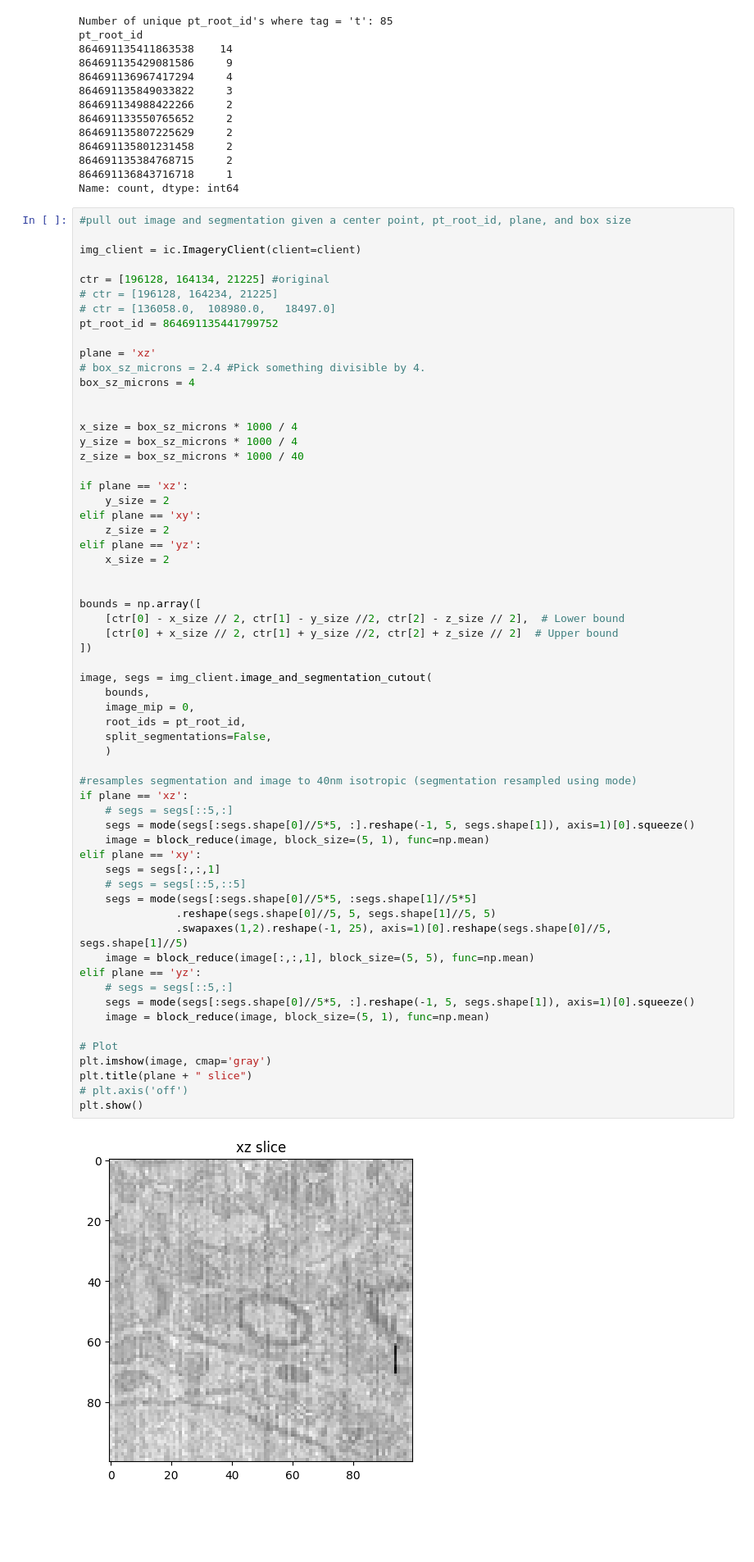
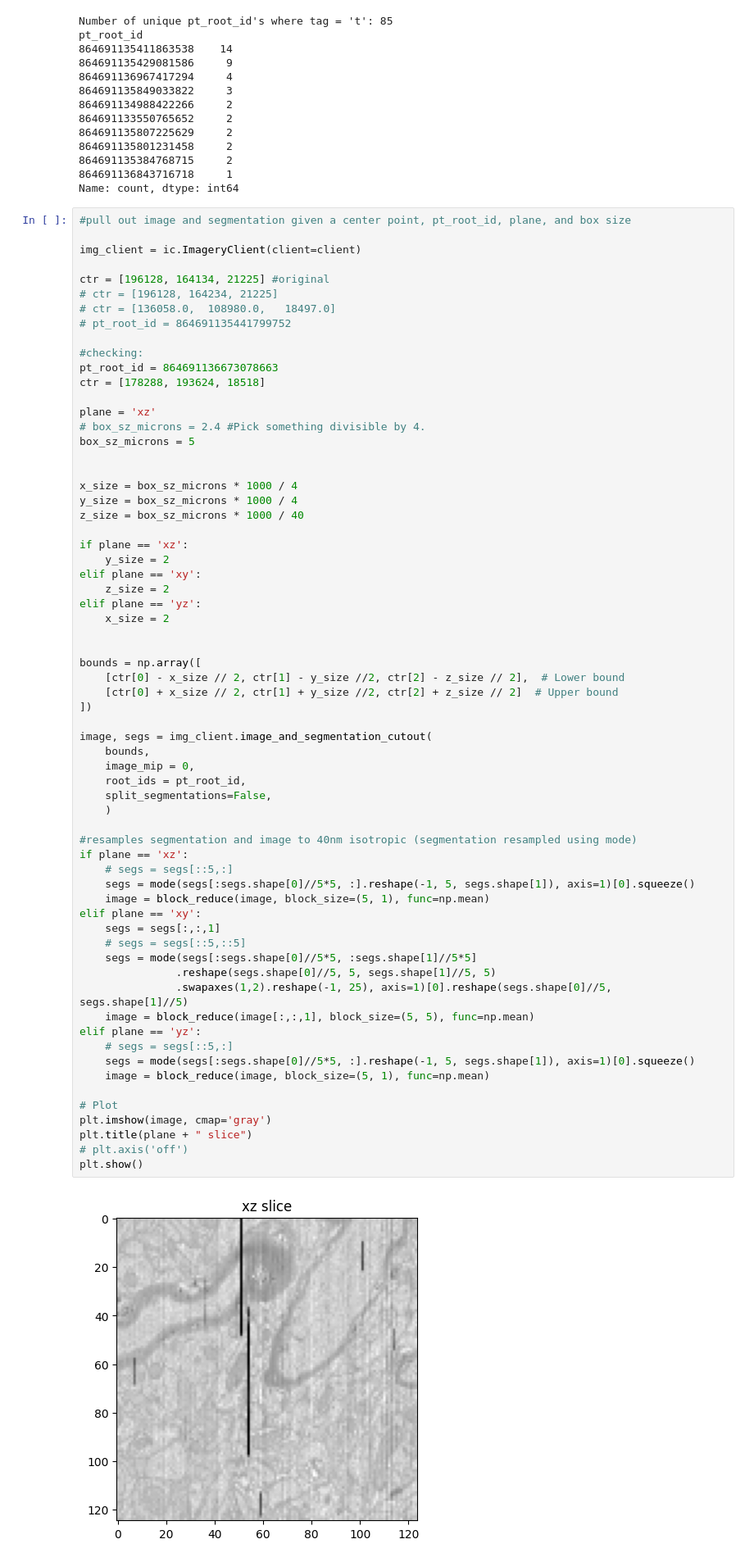
Before and after one commit to cshvarts/Myelin_Extract, a Jupyter notebook: test_0.ipynb, the cells around one changed output. Shown: that part at 82% size. Drawn from its saved outputs; the diff is of its cells as text; blank space fills up the shorter version.

```diff
--- a/test_0.ipynb
+++ b/test_0.ipynb
@@ -184,11 +196,15 @@ img_client = ic.ImageryClient(client=client)
 ctr = [196128, 164134, 21225] #original
 # ctr = [196128, 164234, 21225]
 # ctr = [136058.0,	108980.0,	18497.0]
-pt_root_id = 864691135441799752
+# pt_root_id = 864691135441799752
+
+#checking:
+pt_root_id = 864691136673078663
+ctr = [178288, 193624, 18518]
 
 plane = 'xz'
 # box_sz_microns = 2.4 #Pick something divisible by 4.
-box_sz_microns = 4
+box_sz_microns = 5
 
 
 x_size = box_sz_microns * 1000 / 4
@@ -211,34 +227,34 @@ bounds = np.array([
 image, segs = img_client.image_and_segmentation_cutout(
     bounds,
     image_mip = 0,
     root_ids = pt_root_id,
     split_segmentations=False,
     )
 
 #resamples segmentation and image to 40nm isotropic (segmentation resampled using mode)
 if plane == 'xz':
     # segs = segs[::5,:]
     segs = mode(segs[:segs.shape[0]//5*5, :].reshape(-1, 5, segs.shape[1]), axis=1)[0].squeeze()
     image = block_reduce(image, block_size=(5, 1), func=np.mean)
 elif plane == 'xy':
     segs = segs[:,:,1]
     # segs = segs[::5,::5]
     segs = mode(segs[:segs.shape[0]//5*5, :segs.shape[1]//5*5]
                .reshape(segs.shape[0]//5, 5, segs.shape[1]//5, 5)
                .swapaxes(1,2).reshape(-1, 25), axis=1)[0].reshape(segs.shape[0]//5, segs.shape[1]//5)
     image = block_reduce(image[:,:,1], block_size=(5, 5), func=np.mean)
 elif plane == 'yz':
     # segs = segs[::5,:]
     segs = mode(segs[:segs.shape[0]//5*5, :].reshape(-1, 5, segs.shape[1]), axis=1)[0].squeeze()
     image = block_reduce(image, block_size=(5, 1), func=np.mean)
 
 # Plot
 plt.imshow(image, cmap='gray')
 plt.title(plane + " slice")
 # plt.axis('off')
 plt.show()
 # %% [output]
-[figure, old version]
+[figure, new version]
 # %%
 # Get contour of segmentation
 
```
Also changed, not shown: parts of 8 cells of this notebook, 4 other files.
